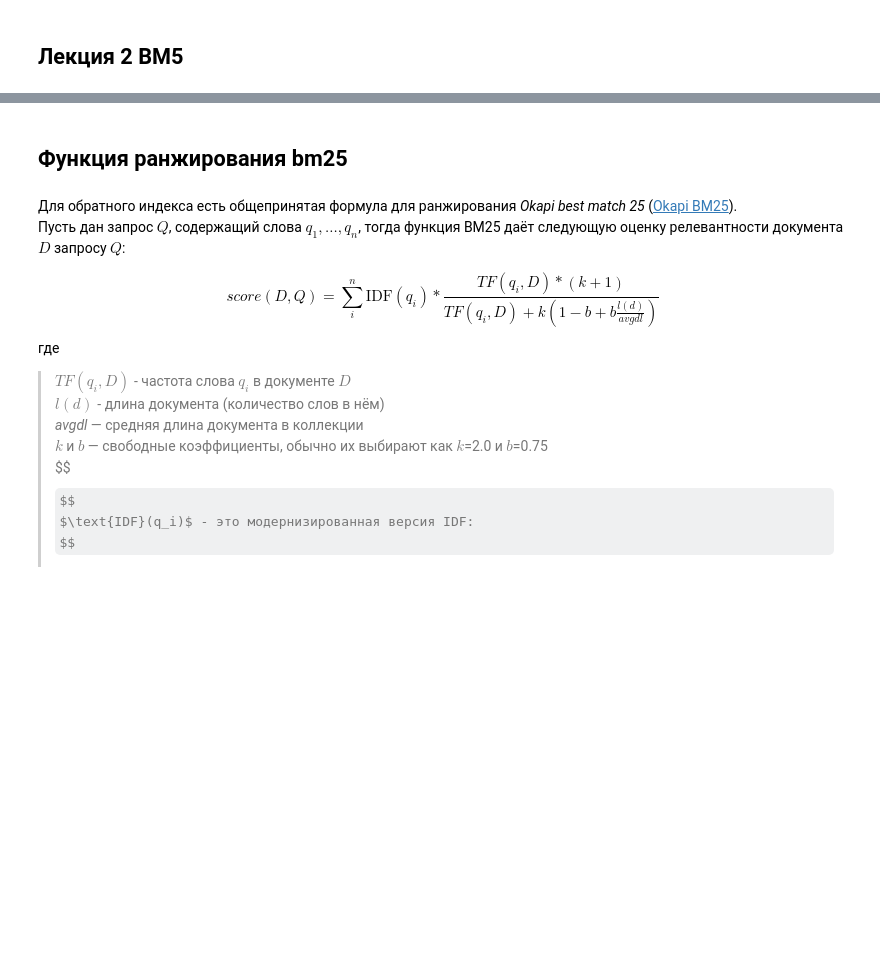
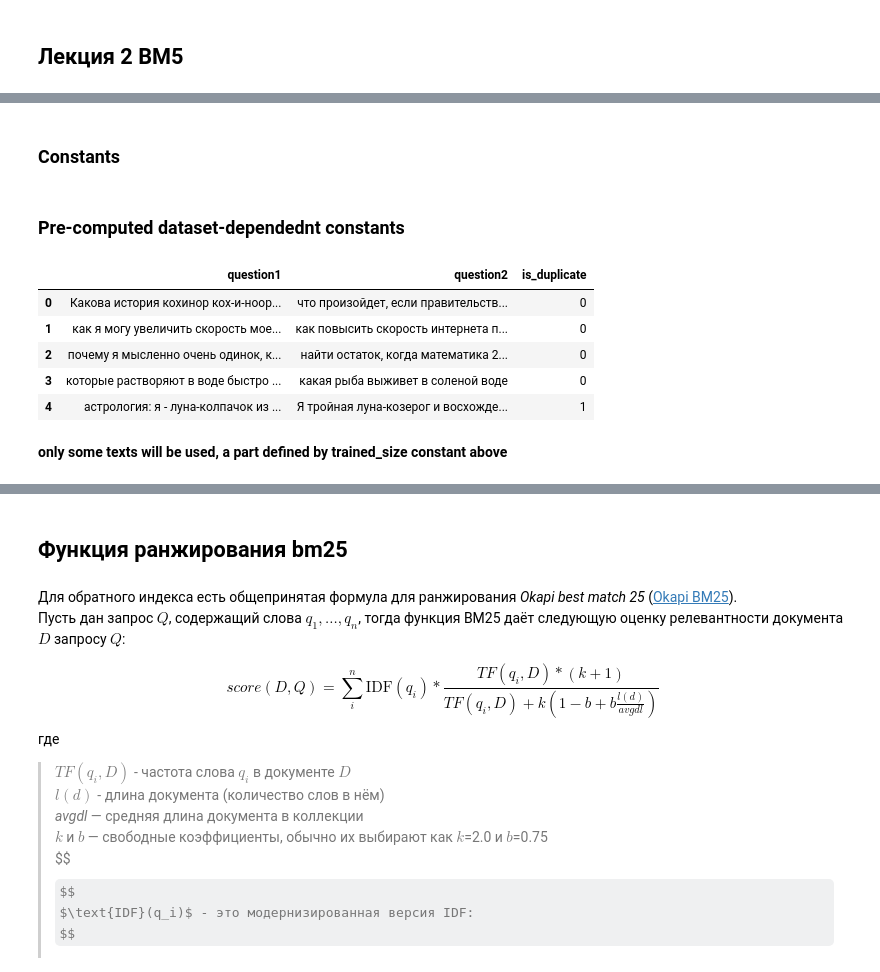
Before and after one commit to flying-bear/infosearch, a Jupyter notebook: 2 bm25/bm25.ipynb, the cells around one changed output, grey strips where cells are left out. Drawn from its saved outputs; the diff is of its cells as text; code cells hidden in the pictures; some formulas as TeX source; blank space fills up the shorter version.

Commit message:
pecomuted all constants and matrices

```diff
--- a/2 bm25/bm25.ipynb
+++ b/2 bm25/bm25.ipynb
@@ -4,0 +12,2 @@ import numpy as np
+# %% [markdown]
+### Constants
@@ -4,0 +19,15 @@ import numpy as np
+# %% [markdown]
+### Pre-computed dataset-dependednt constants
+# %%
+questions = pd.read_csv('quora_question_pairs_rus.csv', index_col=0)
+# %%
+questions.head()
+# %% [output]
+|  | question1 | question2 | is_duplicate |
+| 0 | Какова история кохинор кох-и-ноор... | что произойдет, если правительств... | 0 |
+| 1 | как я могу увеличить скорость мое... | как повысить скорость интернета п... | 0 |
+| 2 | почему я мысленно очень одинок, к... | найти остаток, когда математика 2... | 0 |
+| 3 | которые растворяют в воде быстро ... | какая рыба выживет в соленой воде | 0 |
+| 4 | астрология: я - луна-колпачок из ... | Я тройная луна-козерог и восхожде... | 1 |
+# %% [markdown]
+__only some texts will be used, a part defined by trained_size constant above__
```
Also changed, not shown: parts of 32 cells of this notebook, 1 other file.
